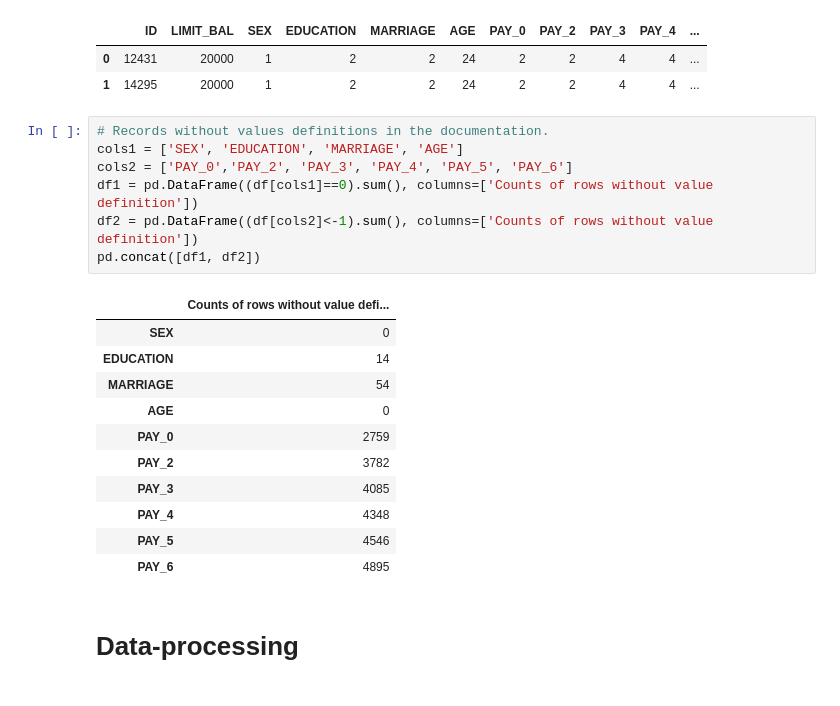
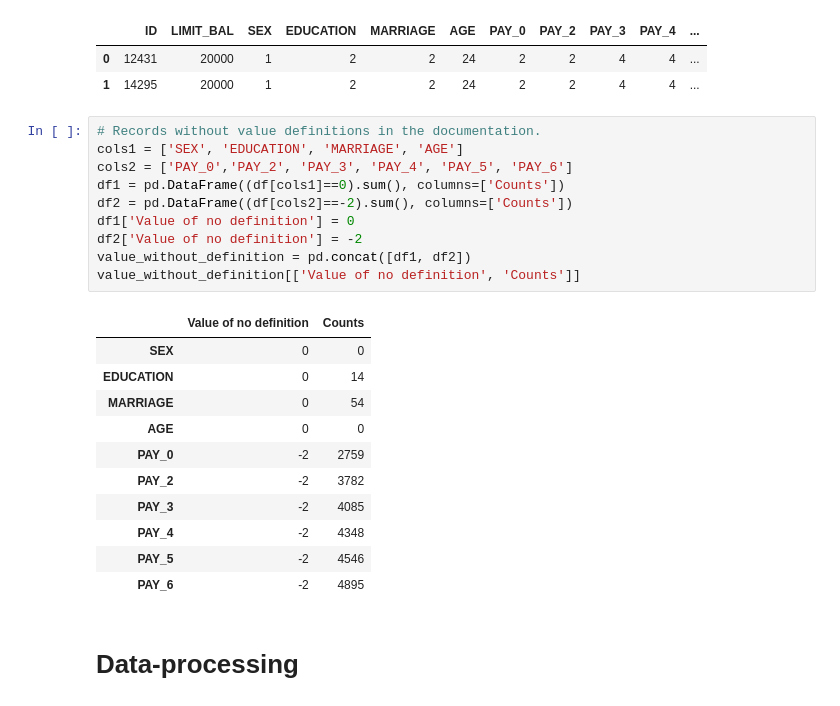
Before and after one commit to paige-chang/Others, a Jupyter notebook: Data_Scientist_Take_Home_Paige_Chang.ipynb, the cells around one changed output. Saved outputs shown, nothing was run; the diff lists cells and outputs as text.

```diff
--- a/Data_Scientist_Take_Home_Paige_Chang.ipynb
+++ b/Data_Scientist_Take_Home_Paige_Chang.ipynb
@@ -88,24 +88,27 @@ duplicated_records.head(2)
 | 0 | 12431 | 20000 | 1 | 2 | 2 | 24 | 2 | 2 | 4 | 4 | ... |
 | 1 | 14295 | 20000 | 1 | 2 | 2 | 24 | 2 | 2 | 4 | 4 | ... |
 # %%
-# Records without values definitions in the documentation.
+# Records without value definitions in the documentation.
 cols1 = ['SEX',	'EDUCATION', 'MARRIAGE', 'AGE']
 cols2 = ['PAY_0','PAY_2', 'PAY_3', 'PAY_4', 'PAY_5', 'PAY_6']
-df1 = pd.DataFrame((df[cols1]==0).sum(), columns=['Counts of rows without value definition'])
-df2 = pd.DataFrame((df[cols2]<-1).sum(), columns=['Counts of rows without value definition'])
-pd.concat([df1, df2])
+df1 = pd.DataFrame((df[cols1]==0).sum(), columns=['Counts'])
+df2 = pd.DataFrame((df[cols2]==-2).sum(), columns=['Counts'])
+df1['Value of no definition'] = 0
+df2['Value of no definition'] = -2
+value_without_definition = pd.concat([df1, df2])
+value_without_definition[['Value of no definition', 'Counts']]
 # %% [output]
-|  | Counts of rows without value defi... |
-| SEX | 0 |
-| EDUCATION | 14 |
-| MARRIAGE | 54 |
-| AGE | 0 |
-| PAY_0 | 2759 |
-| PAY_2 | 3782 |
-| PAY_3 | 4085 |
-| PAY_4 | 4348 |
-| PAY_5 | 4546 |
-| PAY_6 | 4895 |
+|  | Value of no definition | Counts |
+| SEX | 0 | 0 |
+| EDUCATION | 0 | 14 |
+| MARRIAGE | 0 | 54 |
+| AGE | 0 | 0 |
+| PAY_0 | -2 | 2759 |
+| PAY_2 | -2 | 3782 |
+| PAY_3 | -2 | 4085 |
+| PAY_4 | -2 | 4348 |
+| PAY_5 | -2 | 4546 |
+| PAY_6 | -2 | 4895 |
 # %% [markdown]
 # **Data-processing**
 # %% [markdown]
```
Also changed, not shown: parts of 4 cells of this notebook.
